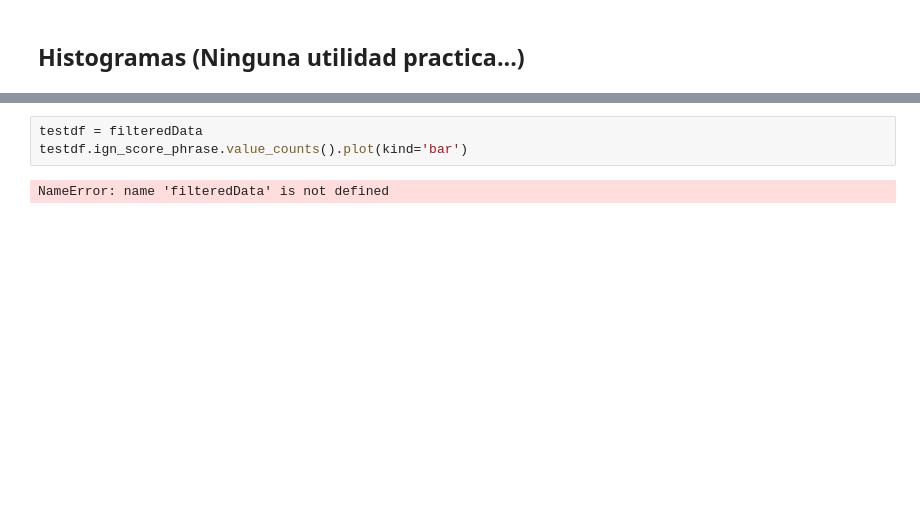
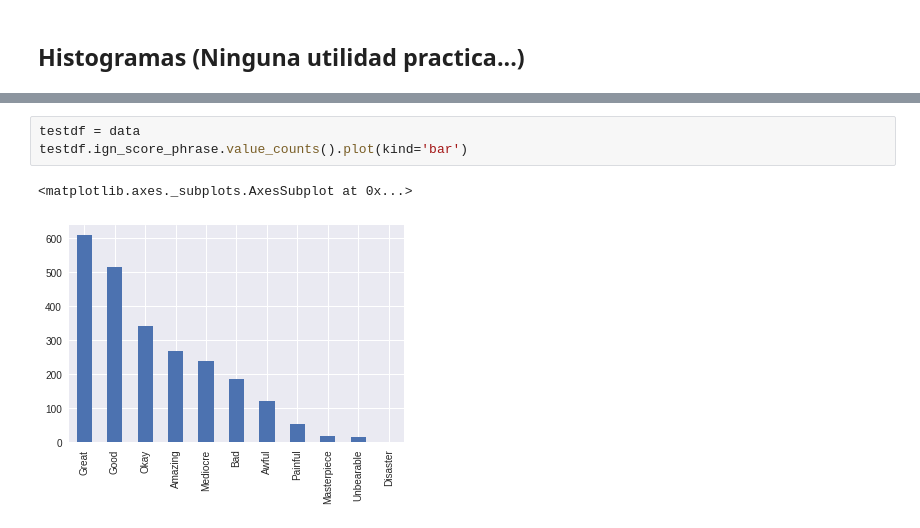
Before and after one commit to pbadillatorrealba/patos2017_IGN, a Jupyter notebook: join.ipynb, the cells around one changed output, grey strips where cells are left out. Cells and saved outputs as stored; diff of their text form; blank space fills up the shorter version.

```diff
--- a/join.ipynb
+++ b/join.ipynb
@@ -145,8 +176,9 @@ data.ign_score.plot.hist()
 # %%
-testdf = filteredData
+testdf = data
 testdf.ign_score_phrase.value_counts().plot(kind='bar')
 # %% [output]
-NameError: name 'filteredData' is not defined
+<matplotlib.axes._subplots.AxesSubplot at 0x...>
+[figure, added]
 # %%
 #Histograma de las notas de los usuarios.
 data.community_score.plot.hist()
```
Also changed, not shown: parts of 13 cells of this notebook, 16 other files.
